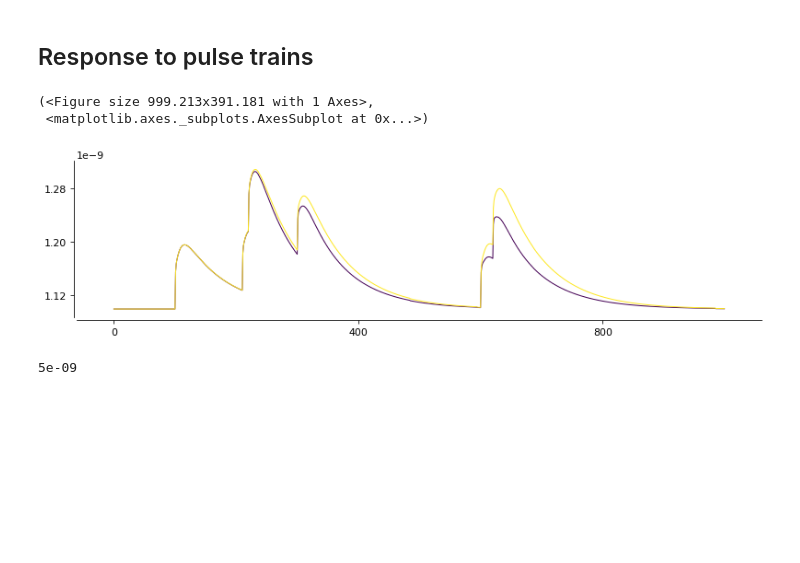
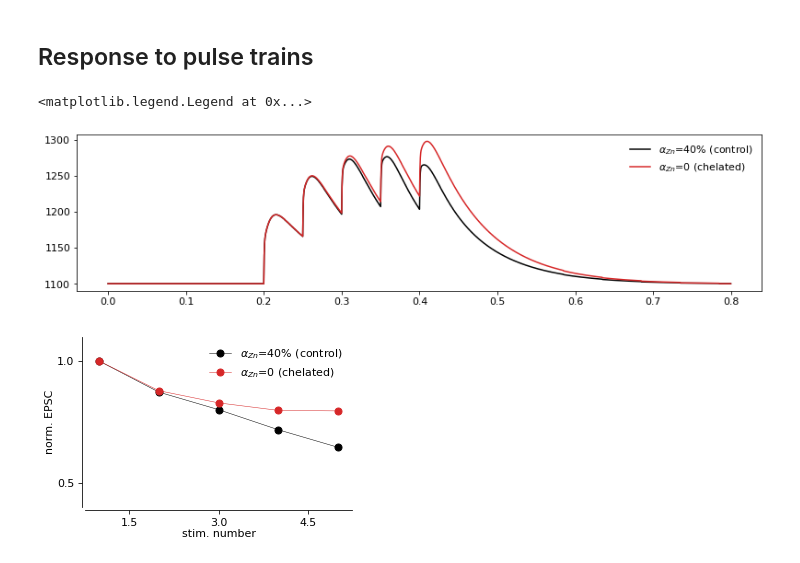
Before and after one commit to yzerlaut/zinc-NMDA-modulation, a Jupyter notebook: notebook.ipynb, the cells around one changed output. Saved outputs shown, nothing was run; the diff lists cells and outputs as text; code cells hidden in the pictures; blank space fills up the shorter version.

Commit message:
adding notebook analysis

```diff
--- a/notebook.ipynb
+++ b/notebook.ipynb
@@ -299,7 +299,7 @@ ge.plot(t, conductance,
 
 Vm= np.linspace(-90e-3,0e-3,100)
 
-fig, ax = ge.plot(1e3*Vm, voltage_dep(Vm),
+fig, ax = ge.plot(1e3*Vm, voltage_dep_NMDA(Vm),
                     title='NMDA voltage dependency')
 ge.set_plot(ax, xlabel='$V_m$ (mV)', ylabel='g (nS)')
 # %% [output]
@@ -352,20 +352,44 @@ plot_temporal_dynamics(sim_no_Zn, ge); # note the increase of the last events
 [figure]
 # %% [markdown]
 ## Response to pulse trains
-# %%
-# protocol setup
-
-
-# with Zinc modulation
-
-#
-
-ge.plot(Y=[sim['Itot'], sim_no_Zn['Itot']], fig_args={'figsize':(2.5,2)})
-# %% [output]
-(<Figure size 999.213x391.181 with 1 Axes>,
- <matplotlib.axes._subplots.AxesSubplot at 0x...>)
-[figure, removed]
-# %%
-params['Q_Zn']
-# %% [output]
-5e-09
+# %%
+# protocol setup
+tstop, dt = 800e-3, 5e-4
+t = np.arange(int(tstop/dt))*dt
+SET_OF_EVENTS = [200e-3, 250e-3, 300e-3, 350e-3, 400e-3] # 5 pulses at 20Hz freq
+# with Zinc modulation
+sim = solve_membrane_equation(t, params, Glut_events=SET_OF_EVENTS,
+                              Vm = + 40e-3,
+                              result_type='voltage-clamp')
+
+# without Zinc modulation
+sim_no_Zn = solve_membrane_equation(t, params_no_Zn, Glut_events=SET_OF_EVENTS,
+                              Vm = + 40e-3,
+                              result_type='voltage-clamp')
+
+_, ax = ge.figure(figsize=(2.5,2))
+ax.plot(t, 1e12*sim['Itot'], color='k', label=r'$\alpha_{Zn}$=40% (control)')
+ax.plot(t, 1e12*sim_no_Zn['Itot'], color=ge.red, label=r'$\alpha_{Zn}$=0 (chelated)')
+ax.legend(frameon=False)
+# %% [output]
+<matplotlib.legend.Legend at 0x...>
+[figure, added]
+# %%
+# from the above simulations, normalized EPSCs analysis
+_, ax = ge.figure(figsize=(1.5,2))
+STIM_NUMBER = range(1, len(SET_OF_EVENTS)+1)
+# we look for the peak current in between two stimulation events
+for simulation, c, condition in zip([sim, sim_no_Zn],
+                                    ['k', ge.red],
+                                [r'$\alpha_{Zn}$=40% (control)', r'$\alpha_{Zn}$=0 (chelated)']):
+    nEPSCS = []
+    for t1, t2 in zip(SET_OF_EVENTS, SET_OF_EVENTS[1:]+[t[-1]]):
+        I0 = simulation['Itot'][int(t1/dt)] # current reight before new event as baseline
+        IMAX = simulation['Itot'][int(t1/dt):int(t2/dt)].max() # max in between two events
+        nEPSCS.append(IMAX-I0) # EPSCs are the difference
+
+    ax.plot(STIM_NUMBER, np.array(nEPSCS)/nEPSCS[0], 'o-', color=c, label=condition, lw=.5, ms=7)
+ax.legend(frameon=False)
+ge.set_plot(ax, xlabel='stim. number', ylabel='norm. EPSC', ylim=[0.4,1.1], yticks=[0.5,1])
+# %% [output]
+[figure, added]
```
